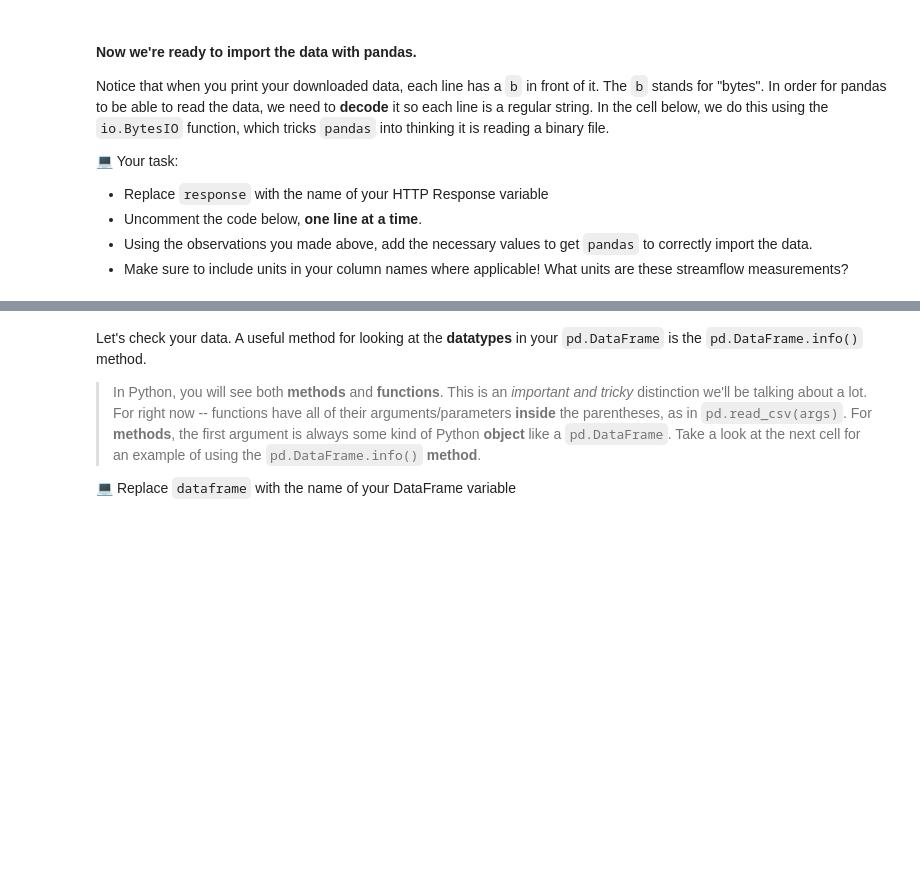
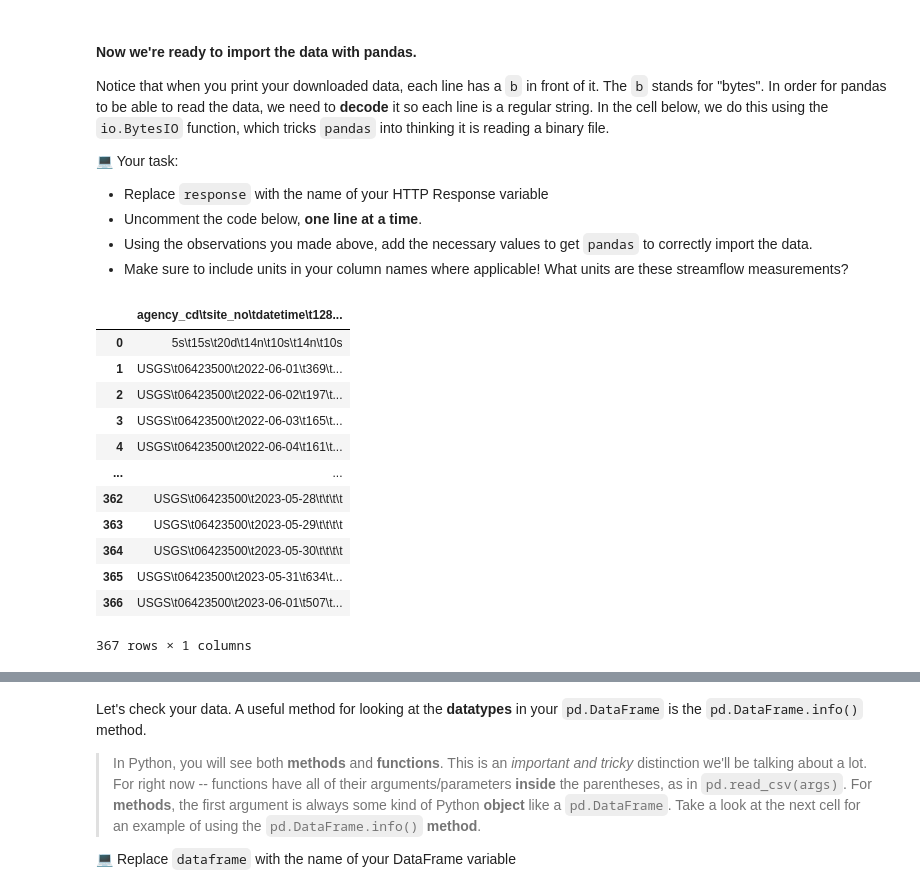
Before and after one commit to cleedle/time-series-data-cleedle, a Jupyter notebook: stars-02-time-series.ipynb, the cells around one changed output, grey strips where cells are left out. Cells and saved outputs as stored; diff of their text form; code cells hidden in the pictures; blank space fills up the shorter version.

Commit message:
finished re-importing data

```diff
--- a/stars-02-time-series.ipynb
+++ b/stars-02-time-series.ipynb
@@ -301,15 +307,30 @@ Notice that when you print your downloaded data, each line has a `b` in front of
   * Using the observations you made above, add the necessary values to get `pandas` to correctly import the data.
   * Make sure to include units in your column names where applicable! What units are these streamflow measurements?
 # %%
-pd.read_csv(
+cheyenne_river_data = pd.read_csv(
     BytesIO(D.content),
     comment='#',
-    #delimiter='',
-    #skiprows=[],
-    #names=[],
-    #index_col='',
+    #delimiter='\t',
+    #skiprows=[29, 30],
+    #names=["Agency", "Site ID", "Date", "Discharge", "Code"],
+    #index_col='Date',
     #parse_dates=True,
 )
+cheyenne_river_data
+# %% [output]
+|  | agency_cd\tsite_no\tdatetime\t128... |
+| 0 | 5s\t15s\t20d\t14n\t10s\t14n\t10s |
+| 1 | USGS\t06423500\t2022-06-01\t369\t... |
+| 2 | USGS\t06423500\t2022-06-02\t197\t... |
+| 3 | USGS\t06423500\t2022-06-03\t165\t... |
+| 4 | USGS\t06423500\t2022-06-04\t161\t... |
+| ... | ... |
+| 362 | USGS\t06423500\t2023-05-28\t\t\t\t |
+| 363 | USGS\t06423500\t2023-05-29\t\t\t\t |
+| 364 | USGS\t06423500\t2023-05-30\t\t\t\t |
+| 365 | USGS\t06423500\t2023-05-31\t634\t... |
+| 366 | USGS\t06423500\t2023-06-01\t507\t... |
+367 rows × 1 columns
 # %%
 ans_df = _
 df_points = 0
```
Also changed, not shown: parts of 7 cells of this notebook, 1 other file.
